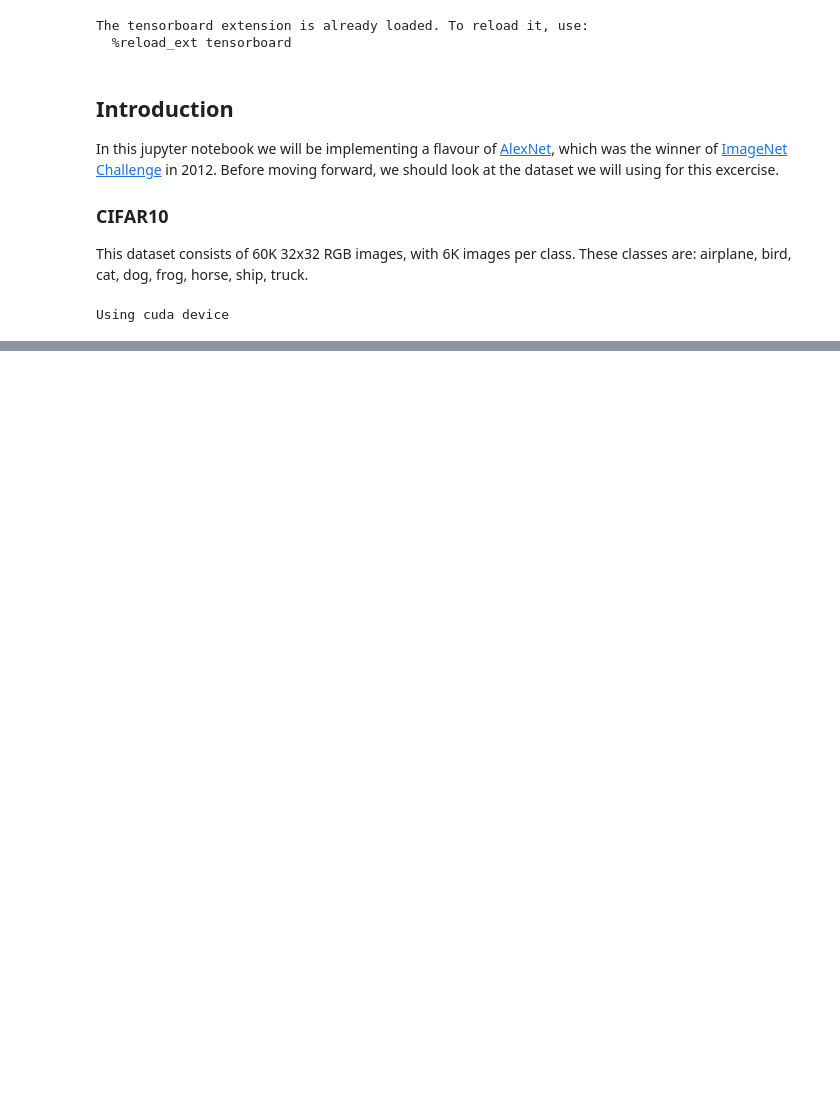
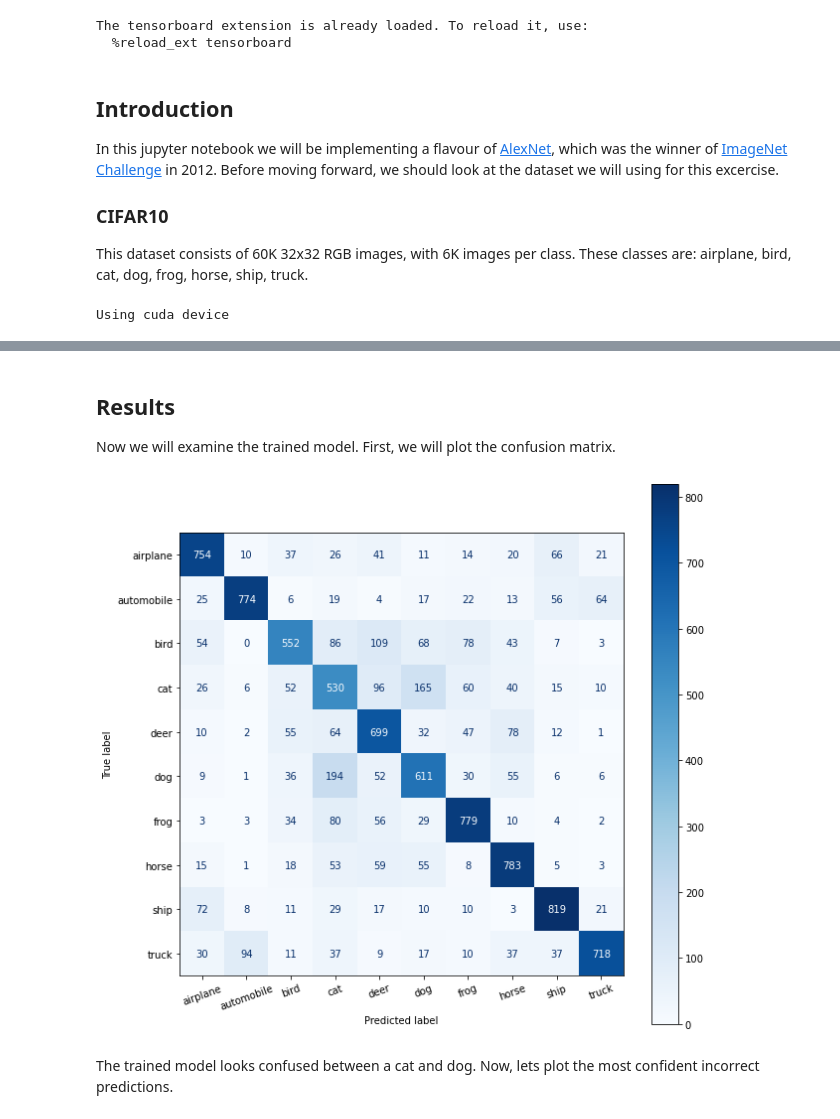
Before and after one commit to ShivamThukral/pytorch-projects, a Jupyter notebook: AlexNet.ipynb, the cells around one changed output, grey strips where cells are left out. Cells and saved outputs as stored; diff of their text form; code cells hidden in the pictures; blank space fills up the shorter version.

```diff
--- a/AlexNet.ipynb
+++ b/AlexNet.ipynb
@@ -148,0 +331,40 @@ One Batch Dimension = torch.Size([64, 3, 32, 32]), Labels Dimension = torch.Size
+# %% [markdown]
+## Results
+Now we will examine the trained model. First, we will plot the confusion matrix.
+# %%
+def get_predictions(model, iterator, device):
+    model.eval()
+    images = []
+    labels = []
+    probs = []
+    with torch.no_grad():
+        for (x, y) in iterator:
+            x = x.to(device)
+            y_pred, _ = model(x)
+            y_prob = F.softmax(y_pred, dim=-1)
+            images.append(x.cpu())
+            labels.append(y.cpu())
+            probs.append(y_prob.cpu())
+    images = torch.cat(images, dim=0)
+    labels = torch.cat(labels, dim=0)
+    probs = torch.cat(probs, dim=0)
+    return images, labels, probs
+# %%
+images, labels, probs = get_predictions(net, test_loader, device)
+pred_labels = torch.argmax(probs, 1)
+# %%
+classes = ('airplane', 'automobile', 'bird', 'cat', 'deer', 'dog',
+        'frog', 'horse', 'ship', 'truck')
+def plot_confusion_matrix(labels, pred_labels, classes):
+    fig = plt.figure(figsize=(10, 10))
+    ax = fig.add_subplot(1, 1, 1)
+    cm = confusion_matrix(labels, pred_labels)
+    cm = ConfusionMatrixDisplay(cm, display_labels=classes)
+    cm.plot(values_format='d', cmap='Blues', ax=ax)
+    plt.xticks(rotation=20)
+
+plot_confusion_matrix(labels, pred_labels, classes)
+# %% [output]
+[figure, added]
+# %% [markdown]
+The trained model looks confused between a cat and dog. Now, lets plot the most confident incorrect predictions.
```
Also changed, not shown: parts of 25 cells of this notebook.
